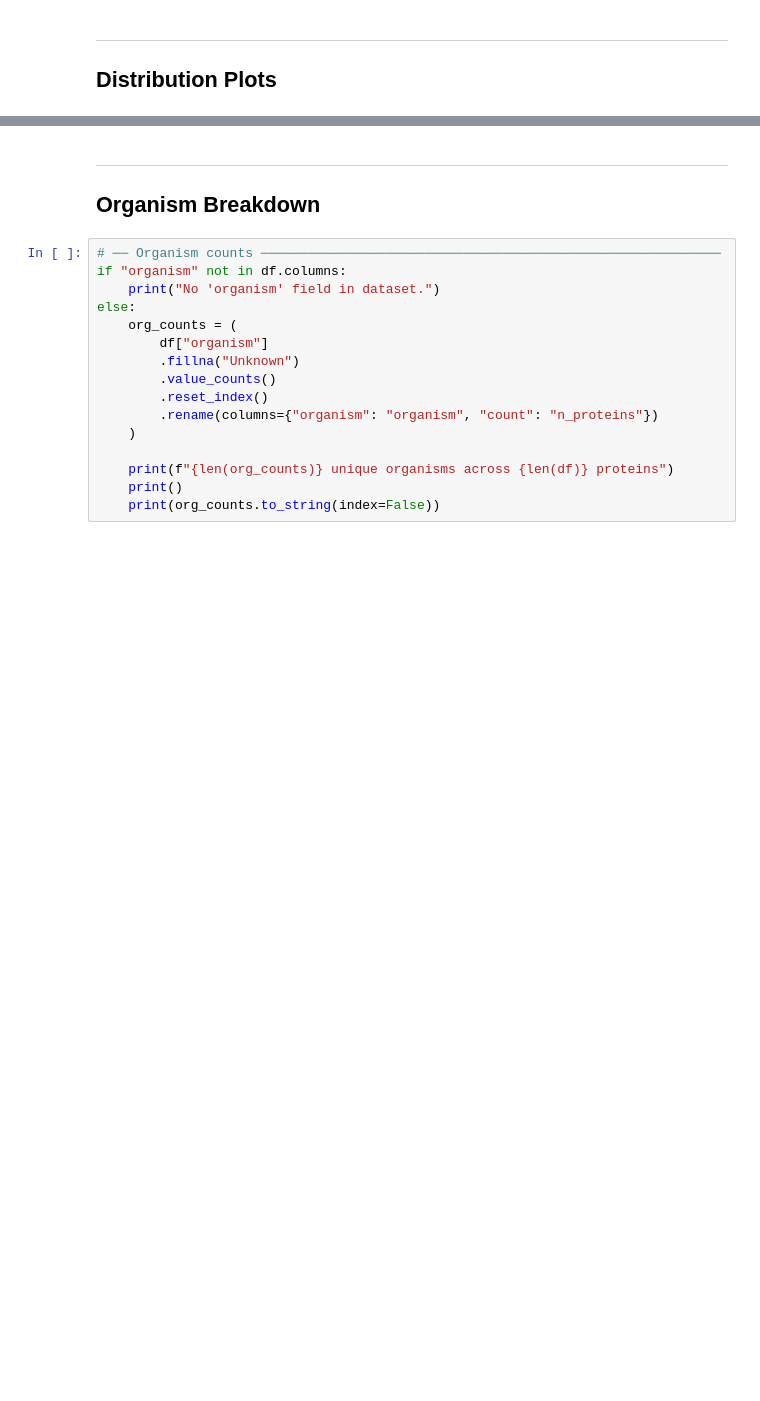
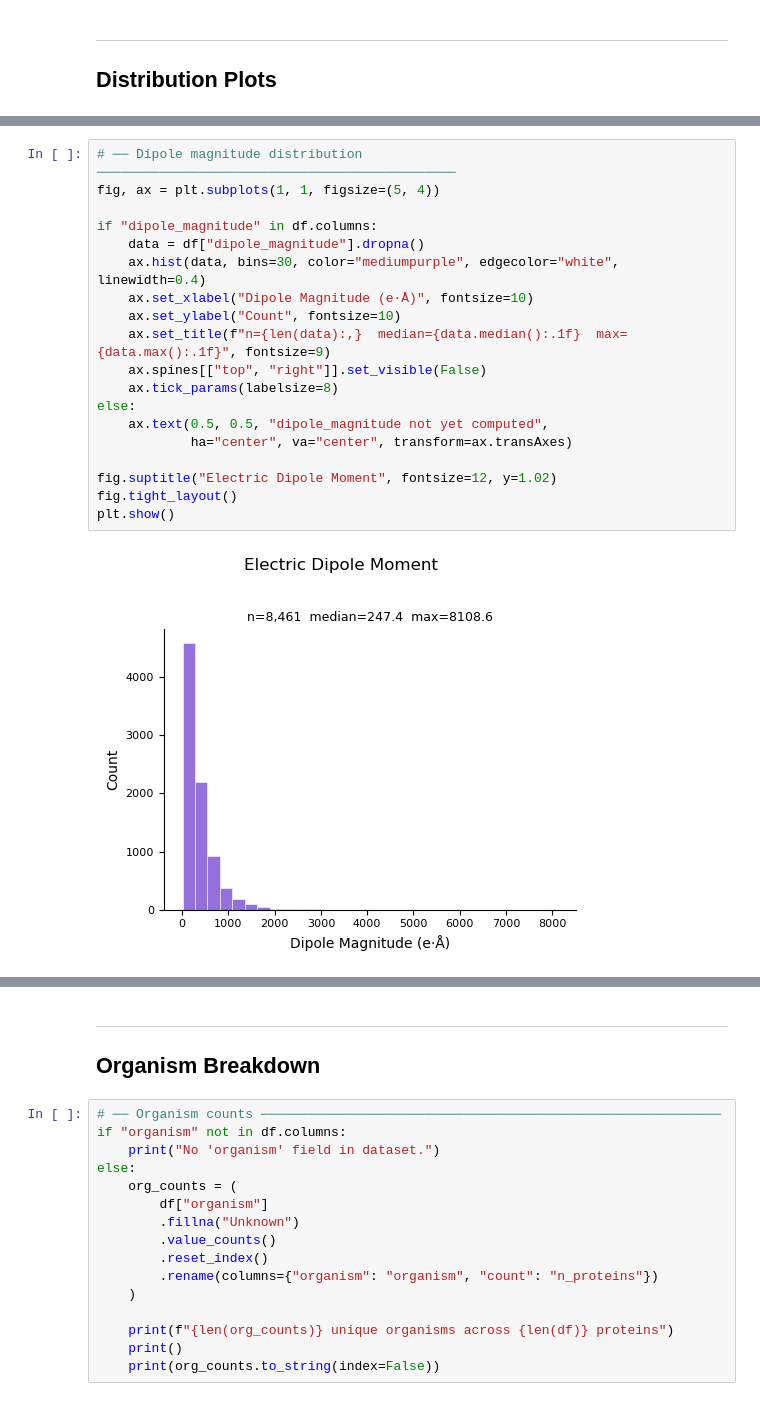
Before and after one commit to skylerturner-gif/ProteinStructure_ESP_Thesis, a Jupyter notebook: notebooks/initial_protein_data_analysis.ipynb, the cells around one changed output, grey strips where cells are left out. Drawn from its saved outputs; the diff is of its cells as text; blank space fills up the shorter version.

```diff
--- a/notebooks/initial_protein_data_analysis.ipynb
+++ b/notebooks/initial_protein_data_analysis.ipynb
@@ -148,0 +378,21 @@ plt.show()
+# %%
+# ── Dipole magnitude distribution ──────────────────────────────────────────────
+fig, ax = plt.subplots(1, 1, figsize=(5, 4))
+
+if "dipole_magnitude" in df.columns:
+    data = df["dipole_magnitude"].dropna()
+    ax.hist(data, bins=30, color="mediumpurple", edgecolor="white", linewidth=0.4)
+    ax.set_xlabel("Dipole Magnitude (e·Å)", fontsize=10)
+    ax.set_ylabel("Count", fontsize=10)
+    ax.set_title(f"n={len(data):,}  median={data.median():.1f}  max={data.max():.1f}", fontsize=9)
+    ax.spines[["top", "right"]].set_visible(False)
+    ax.tick_params(labelsize=8)
+else:
+    ax.text(0.5, 0.5, "dipole_magnitude not yet computed",
+            ha="center", va="center", transform=ax.transAxes)
+
+fig.suptitle("Electric Dipole Moment", fontsize=12, y=1.02)
+fig.tight_layout()
+plt.show()
+# %% [output]
+[figure, added]
```
Also changed, not shown: parts of 22 cells of this notebook, 8 other files.
